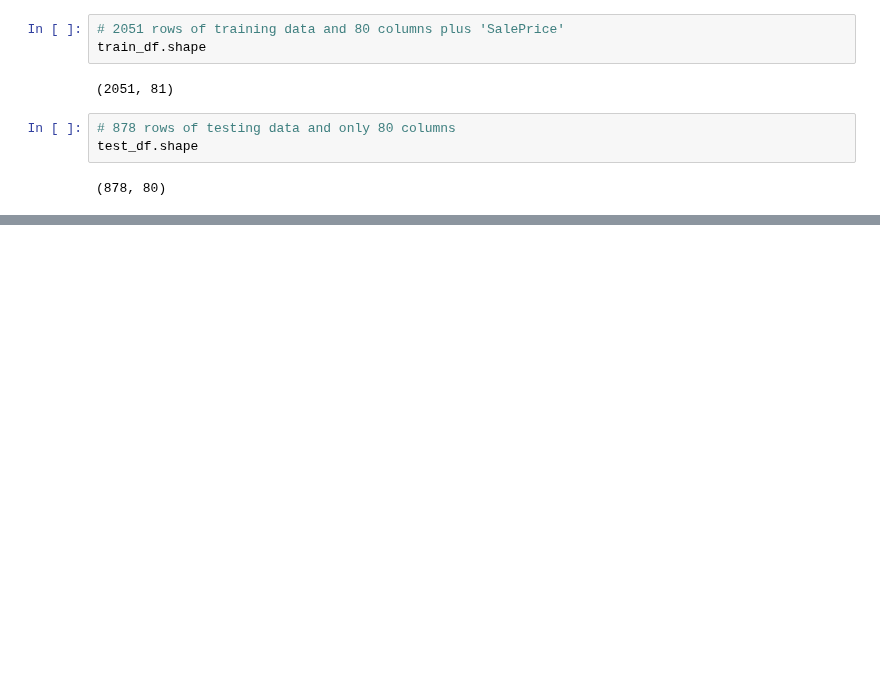
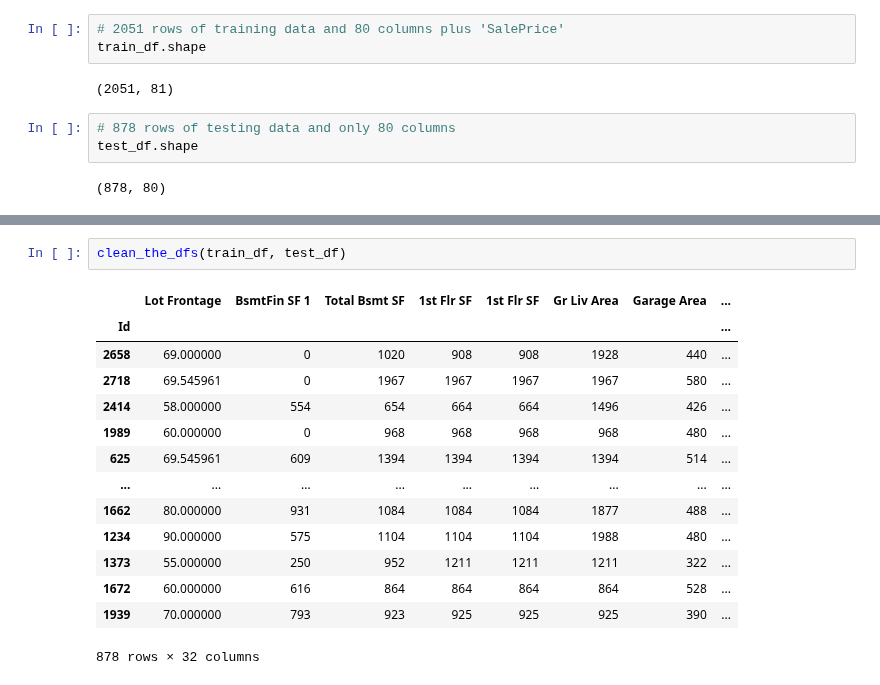
Before and after one commit to amcurley/GA_projects, a Jupyter notebook: Projects/project_2-master/Function_Clean.ipynb, the cells around one changed output, grey strips where cells are left out. Drawn from its saved outputs; the diff is of its cells as text; blank space fills up the shorter version.

```diff
--- a/Projects/project_2-master/Function_Clean.ipynb
+++ b/Projects/project_2-master/Function_Clean.ipynb
@@ -108,0 +142,17 @@ def clean_the_dfs(train, test):
+# %%
+clean_the_dfs(train_df, test_df)
+# %% [output]
+|  | Lot Frontage | BsmtFin SF 1 | Total Bsmt SF | 1st Flr SF | 1st Flr SF | Gr Liv Area | Garage Area | ... |
+| Id |  |  |  |  |  |  |  | ... |
+| 2658 | 69.000000 | 0 | 1020 | 908 | 908 | 1928 | 440 | ... |
+| 2718 | 69.545961 | 0 | 1967 | 1967 | 1967 | 1967 | 580 | ... |
+| 2414 | 58.000000 | 554 | 654 | 664 | 664 | 1496 | 426 | ... |
+| 1989 | 60.000000 | 0 | 968 | 968 | 968 | 968 | 480 | ... |
+| 625 | 69.545961 | 609 | 1394 | 1394 | 1394 | 1394 | 514 | ... |
+| ... | ... | ... | ... | ... | ... | ... | ... | ... |
+| 1662 | 80.000000 | 931 | 1084 | 1084 | 1084 | 1877 | 488 | ... |
+| 1234 | 90.000000 | 575 | 1104 | 1104 | 1104 | 1988 | 480 | ... |
+| 1373 | 55.000000 | 250 | 952 | 1211 | 1211 | 1211 | 322 | ... |
+| 1672 | 60.000000 | 616 | 864 | 864 | 864 | 864 | 528 | ... |
+| 1939 | 70.000000 | 793 | 923 | 925 | 925 | 925 | 390 | ... |
+878 rows × 32 columns
```
Also changed, not shown: parts of 17 cells of this notebook, 1 other file.
